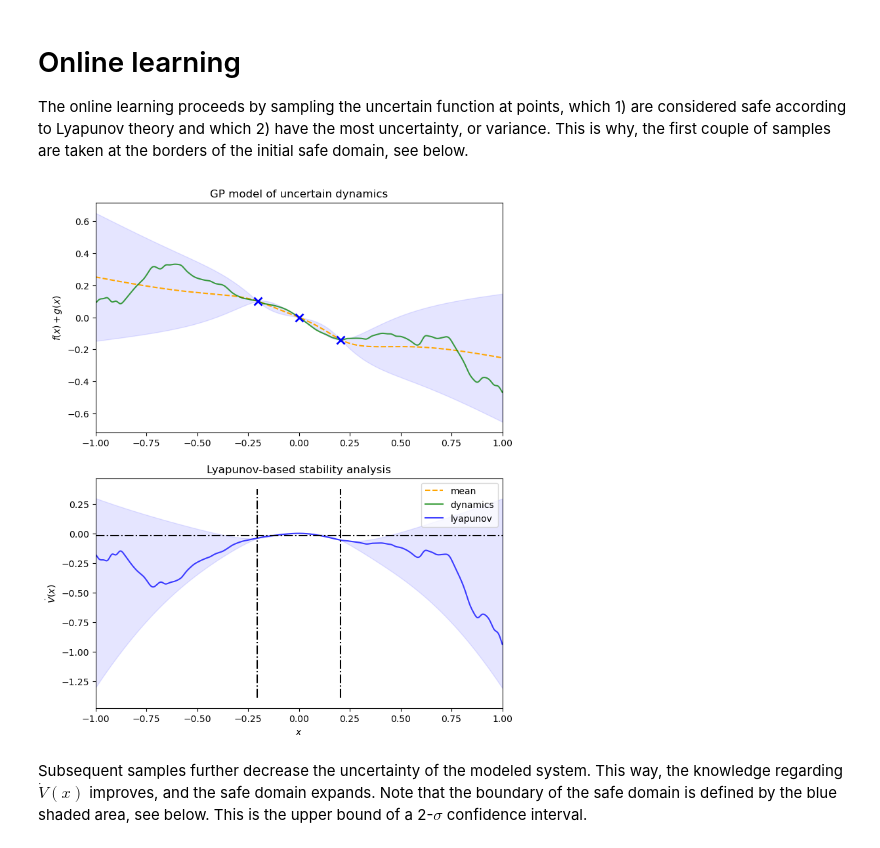
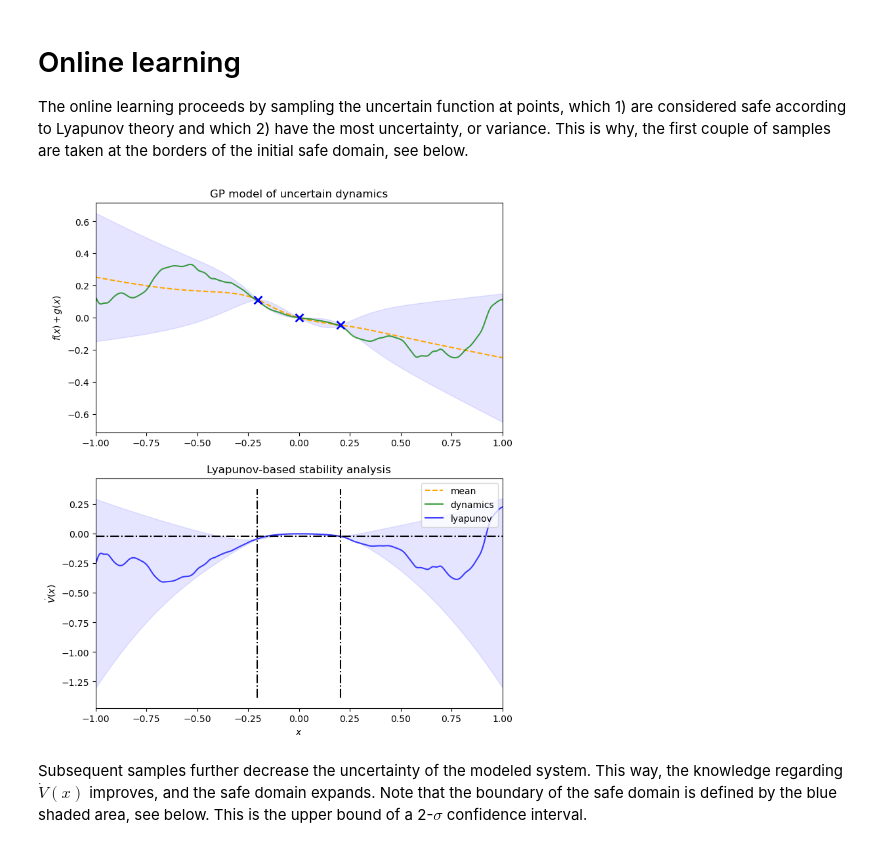
Before and after one commit to maalberg/safely, a Jupyter notebook: safely_1d.ipynb, the cells around one changed output. Cells and saved outputs as stored; diff of their text form; code cells hidden in the pictures.

```diff
--- a/safely_1d.ipynb
+++ b/safely_1d.ipynb
@@ -290,10 +294,11 @@ def plot_dynamics(lyapunov: safe.lyapunov, threshold: float, ci: float = 2.0) ->
         color='orange', linestyle='dashed', linewidth=1.5, label=r'mean')
 
     # plot sample from dynamics
-    dyn_sample = lyapunov.dynamics(domain.states)
-    dyn_sample_plt = axs[0].plot(
-        states, dyn_sample,
-        color='green', alpha=0.75, label=r'dynamics')
+    dyn_samples = lyapunov.dynamics(states)
+    for dyn_sample in dyn_samples:
+        dyn_sample_plt = axs[0].plot(
+            states, dyn_sample,
+            color='green', alpha=0.75, label=r'dynamics')
 
     # plot the confidence interval (ci) of dynamics
     dyn_ci = ci * tf.sqrt(dyn_var)
@@ -363,16 +371,24 @@ The online learning proceeds by sampling the uncertain function at points, which
 # %%
 # ---------------------------------------------------------------------------*/
 # - first samples of online learning
+
+# reinitialize dynamics sampler with noise
+np.random.seed(5)
+dyn.initialize_sampler(sample_dom.states, samples_n=1, noise_var=sample_ns_var)
 
 for i in range(2):
     lyap.update_safety(threshold=lyap_threshold)
 
     learnable_state = lyap.find_learnable()
-    dyn.observe_datapoints(learnable_state, dyn(learnable_state))
+    dyn.observe_datapoints(learnable_state, dyn(learnable_state)[0])
+
+# reinitialize dynamics sampler without noise
+np.random.seed(5)
+dyn.initialize_sampler(sample_dom.states, samples_n=1)
 
 plot_dynamics(lyap, threshold=lyap_threshold, ci=lip_ci)
 # %% [output]
-[figure, old version]
+[figure, new version]
 # %% [markdown]
 Subsequent samples further decrease the uncertainty of the modeled system. This way, the knowledge regarding $\dot{V}(x)$ improves, and the safe domain expands. Note that the boundary of the safe domain is defined by the blue shaded area, see below. This is the upper bound of a 2-$\sigma$ confidence interval.
 # %%
```
Also changed, not shown: parts of 6 cells of this notebook, 3 other files.
